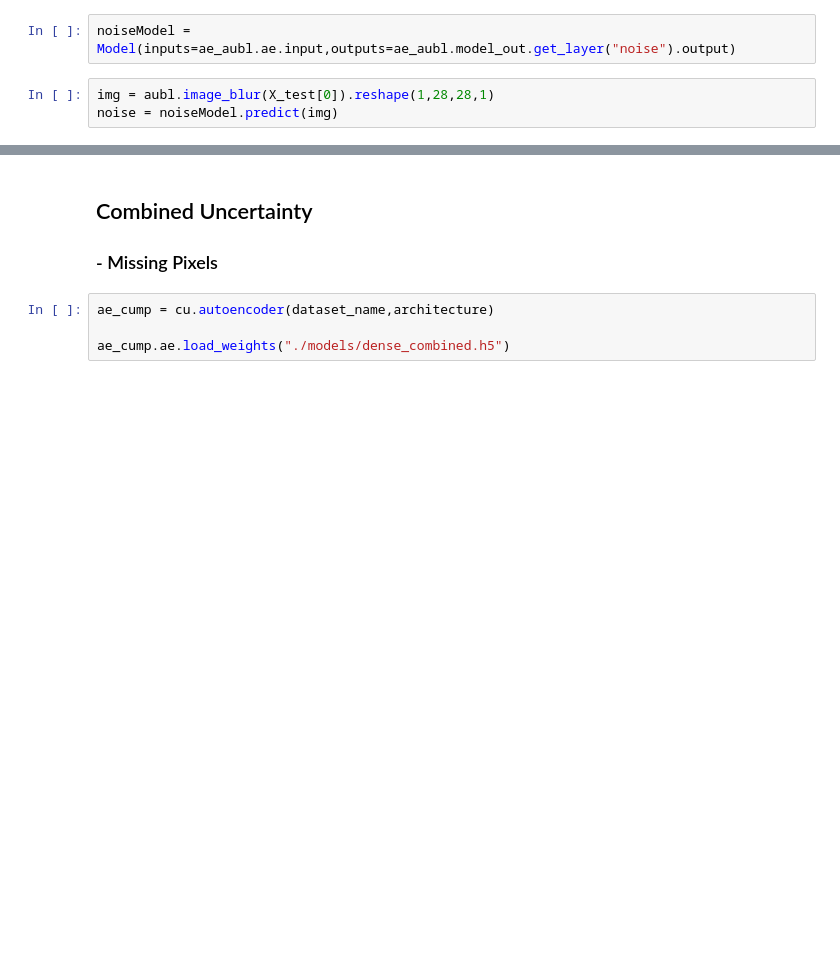
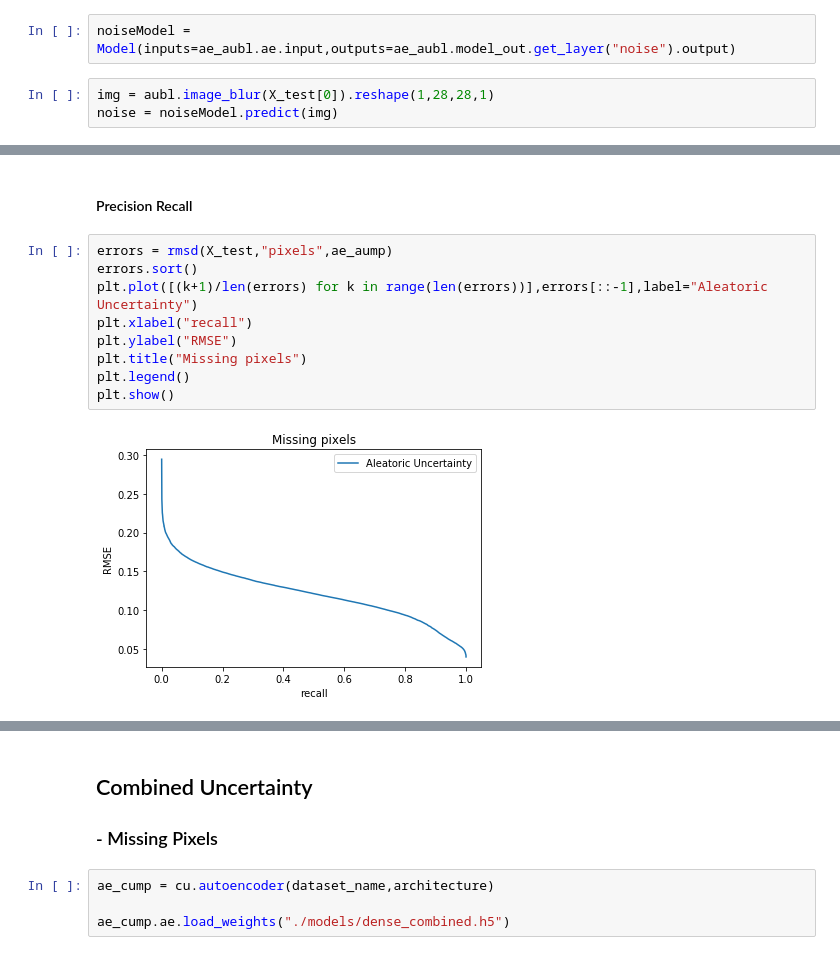
Before and after one commit to clbonet/MVA-DELIRES-Project, a Jupyter notebook: Missing Pixels - Deblurring/Results.ipynb, the cells around one changed output, grey strips where cells are left out. Cells and saved outputs as stored; diff of their text form; blank space fills up the shorter version.

Commit message:
Aleatoric Uncertainty SISR

```diff
--- a/Missing Pixels - Deblurring/Results.ipynb
+++ b/Missing Pixels - Deblurring/Results.ipynb
@@ -234,0 +239,13 @@ plt.show()
+# %% [markdown]
+#### Precision Recall
+# %%
+errors = rmsd(X_test,"pixels",ae_aump)
+errors.sort()
+plt.plot([(k+1)/len(errors) for k in range(len(errors))],errors[::-1],label="Aleatoric Uncertainty")
+plt.xlabel("recall")
+plt.ylabel("RMSE")
+plt.title("Missing pixels")
+plt.legend()
+plt.show()
+# %% [output]
+[figure, added]
```
Also changed, not shown: parts of 19 cells of this notebook, 7 other files.
